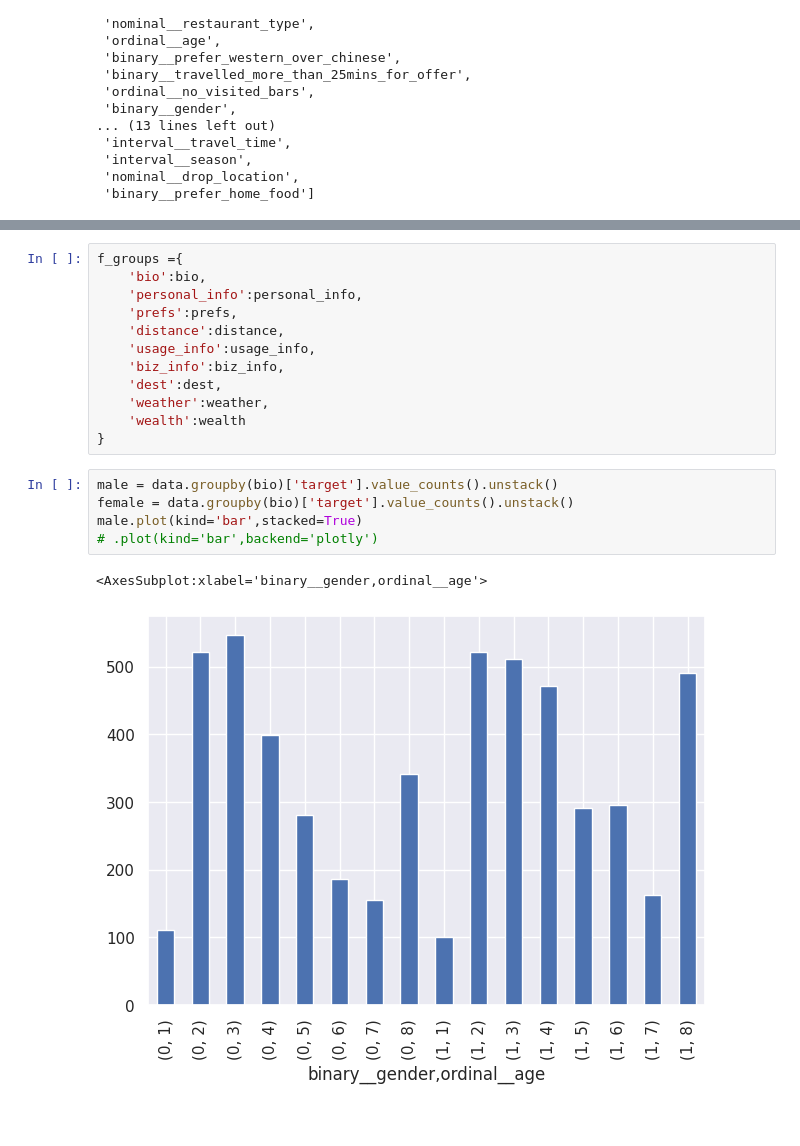
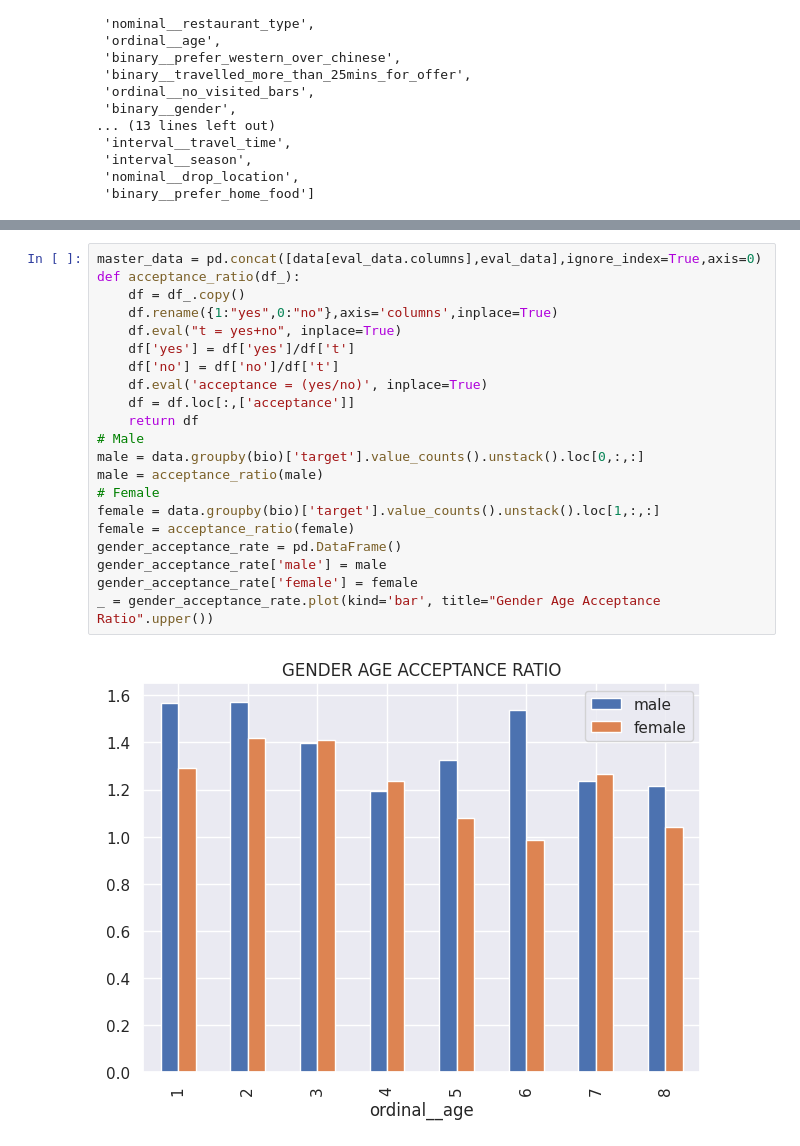
Before and after one commit to risan-raja/msiit, a Jupyter notebook: risan-raja-marketing-strategy-submission-sep-2022.ipynb, the cells around one changed output, grey strips where cells are left out. Cells and saved outputs as stored; diff of their text form.

```diff
--- a/risan-raja-marketing-strategy-submission-sep-2022.ipynb
+++ b/risan-raja-marketing-strategy-submission-sep-2022.ipynb
@@ -753,20 +807,23 @@ wealth = [
-# %%
-f_groups ={
-    'bio':bio,
-    'personal_info':personal_info,
-    'prefs':prefs,
-    'distance':distance,
-    'usage_info':usage_info,
-    'biz_info':biz_info,
-    'dest':dest,
-    'weather':weather,
-    'wealth':wealth
-}
 # %%
-male = data.groupby(bio)['target'].value_counts().unstack()
-female = data.groupby(bio)['target'].value_counts().unstack()
-male.plot(kind='bar',stacked=True)
-# .plot(kind='bar',backend='plotly')
+master_data = pd.concat([data[eval_data.columns],eval_data],ignore_index=True,axis=0)
+def acceptance_ratio(df_):
+    df = df_.copy()
+    df.rename({1:"yes",0:"no"},axis='columns',inplace=True)
+    df.eval("t = yes+no", inplace=True)
+    df['yes'] = df['yes']/df['t']
+    df['no'] = df['no']/df['t']
+    df.eval('acceptance = (yes/no)', inplace=True)
+    df = df.loc[:,['acceptance']]
+    return df
+# Male
+male = data.groupby(bio)['target'].value_counts().unstack().loc[0,:,:]
+male = acceptance_ratio(male)
+# Female
+female = data.groupby(bio)['target'].value_counts().unstack().loc[1,:,:]
+female = acceptance_ratio(female)
+gender_acceptance_rate = pd.DataFrame()
+gender_acceptance_rate['male'] = male
+gender_acceptance_rate['female'] = female
+_ = gender_acceptance_rate.plot(kind='bar', title="Gender Age Acceptance Ratio".upper())
 # %% [output]
-<AxesSubplot:xlabel='binary__gender,ordinal__age'>
-[figure, old version]
+[figure, new version]
```
Also changed, not shown: parts of 10 cells of this notebook, 2 other files.
